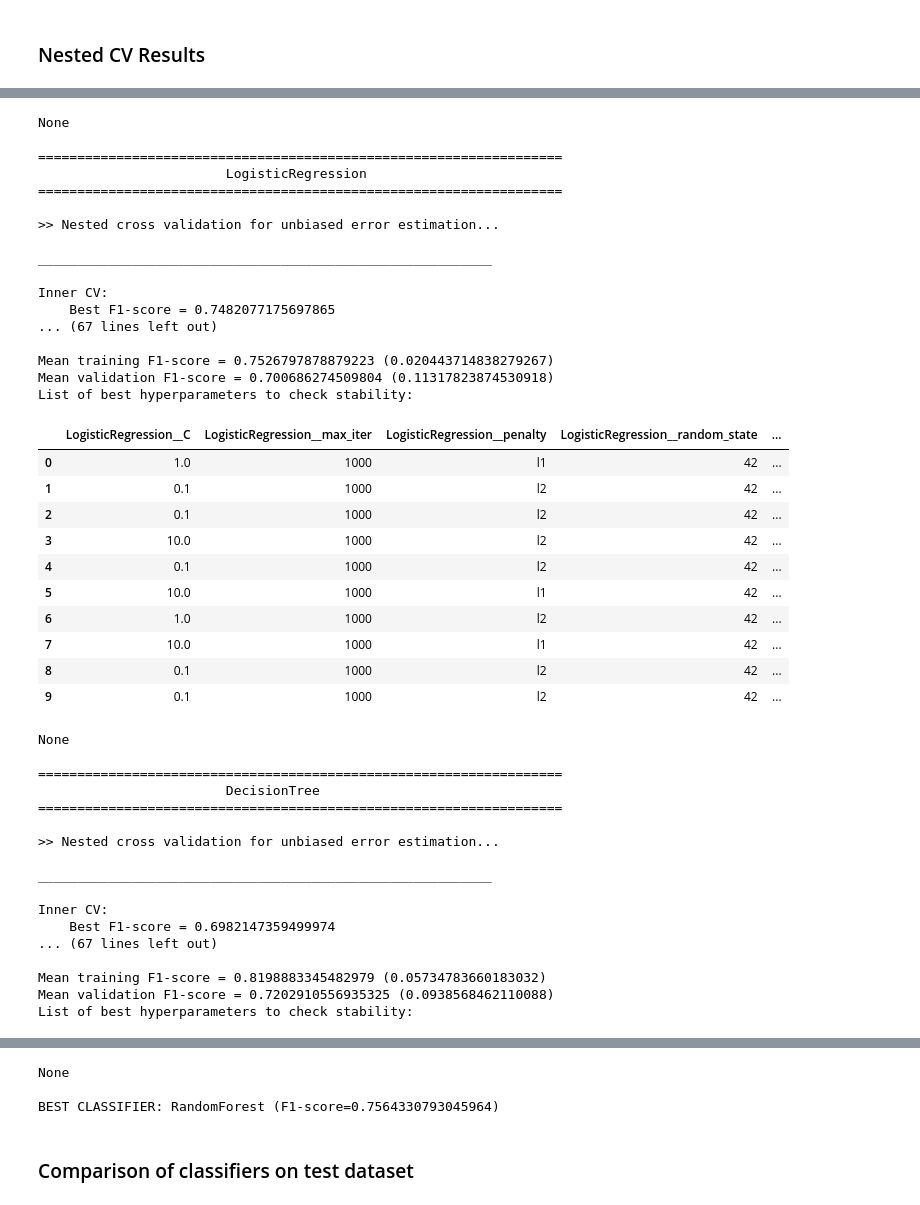
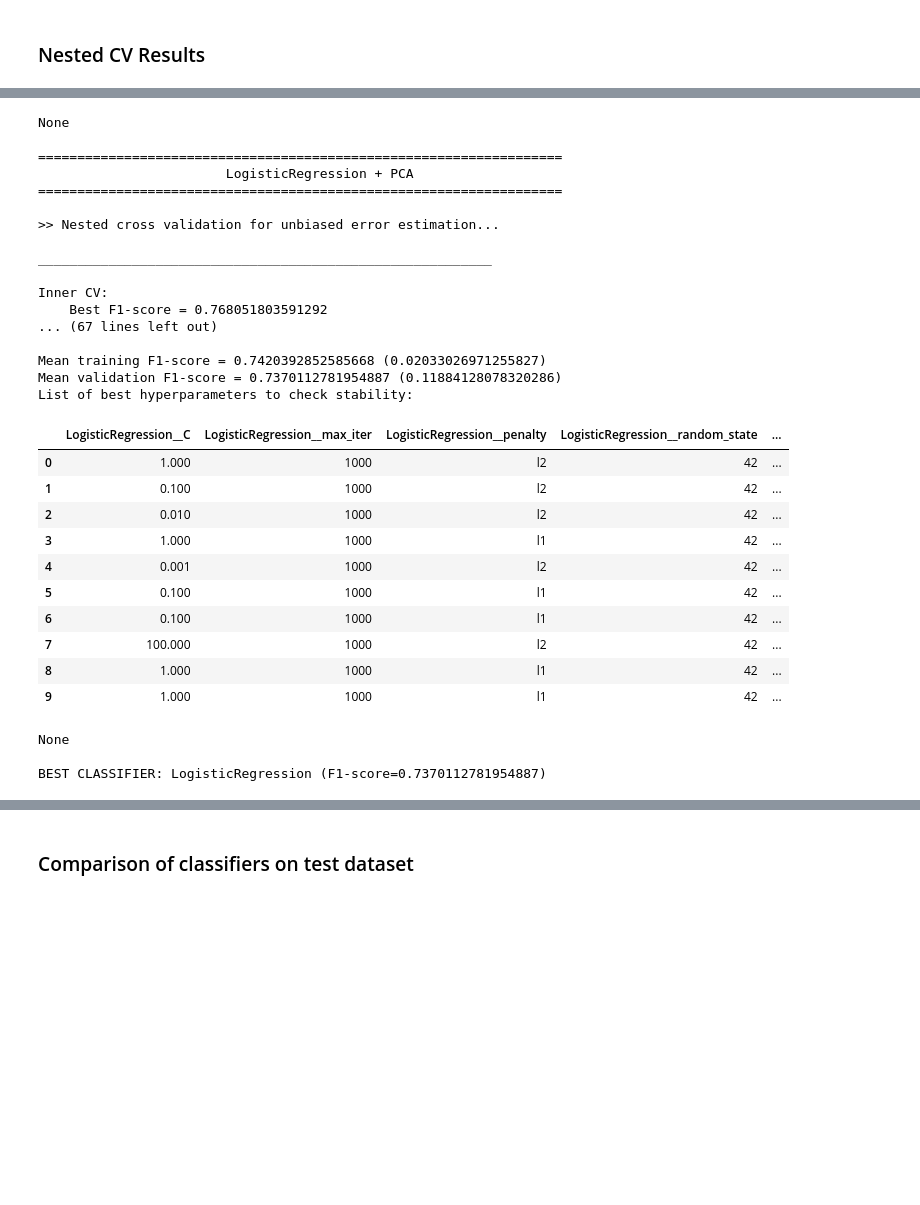
Before and after one commit to Giorgia3/Data_Spaces_Project, a Jupyter notebook: Data_Spaces_project.ipynb, the cells around one changed output, grey strips where cells are left out. Drawn from its saved outputs; the diff is of its cells as text; code cells hidden in the pictures; blank space fills up the shorter version.

```diff
--- a/Data_Spaces_project.ipynb
+++ b/Data_Spaces_project.ipynb
@@ -99,13 +99,25 @@ config_dict['CROSSVAL']['K_OUTER'] = 10
 config_dict['CROSSVAL']['K_INNER'] = 5
 
 config_dict['CLASSIFICATION'] = {}
-config_dict['CLASSIFICATION']['MODELS'] = {
-    'SVC': svm.SVC(),
-    'KNN': neighbors.KNeighborsClassifier(),
-    'LogisticRegression': linear_model.LogisticRegression(),
-    'DecisionTree': tree.DecisionTreeClassifier(),
-    'RandomForest': ensemble.RandomForestClassifier(),
-}
+
+config_dict['CLASSIFICATION']['APPLY_PCA'] = True
+config_dict['CLASSIFICATION']['N_COMPONENTS_PCA'] = 8
+
+if config_dict['CLASSIFICATION']['APPLY_PCA']:
+    config_dict['CLASSIFICATION']['MODELS'] = {
+        'SVC': svm.SVC(),
+        'KNN': neighbors.KNeighborsClassifier(),
+        'LogisticRegression': linear_model.LogisticRegression(),
+    }
+else:
+    config_dict['CLASSIFICATION']['MODELS'] = {
+        'SVC': svm.SVC(),
+        'KNN': neighbors.KNeighborsClassifier(),
+        'LogisticRegression': linear_model.LogisticRegression(),
+        'DecisionTree': tree.DecisionTreeClassifier(),
+        'RandomForest': ensemble.RandomForestClassifier(),
+    }
+
 config_dict['CLASSIFICATION']['PARAMS'] = {
     'KNN': {
             'KNN__n_neighbors' : list(range(1,35, 4)), #1+4n is always odd
@@ -154,9 +166,6 @@ config_dict['CLASSIFICATION']['SCALERS'] = {
             ],
             verbose_feature_names_out=False)
 }
-
-config_dict['CLASSIFICATION']['APPLY_PCA'] = True
-config_dict['CLASSIFICATION']['N_COMPONENTS_PCA'] = 8
 # %%
 def generate_config_str():
     str_conf = '--------------------------------------------------------------\n'
@@ -966,8 +923,6 @@ for classifier_name, classifier_model in config_dict['CLASSIFICATION']['MODELS']
     classifiers.append(Classifier(classifier_name, classifier_model, config_dict['CLASSIFICATION']['PARAMS'][classifier_name], class_balancer, feature_scaler))
 
 clf_processor = ClassificationProcessor(classifiers)
-# clf_processor.find_best_model(X_train, y_train, apply_PCA=config_dict['CLASSIFICATION']['APPLY_PCA'], n_components=config_dict['CLASSIFICATION']['N_COMPONENTS_PCA'])
-clf_processor.find_best_model(X_train, y_train, apply_PCA=False, n_components=None)
-# clf_processor.find_best_model(X_train, y_train, apply_PCA=True, n_components=config_dict['CLASSIFICATION']['N_COMPONENTS_PCA'])
+clf_processor.find_best_model(X_train, y_train, apply_PCA=config_dict['CLASSIFICATION']['APPLY_PCA'], n_components=config_dict['CLASSIFICATION']['N_COMPONENTS_PCA'])
 # %% [output]
 ===================================================================
@@ -1029,45 +984,31 @@ List of best hyperparameters to check stability:
 None
 
 ===================================================================
-                        LogisticRegression
+                        LogisticRegression + PCA
 ===================================================================
 
 >> Nested cross validation for unbiased error estimation...
 
 __________________________________________________________
 
 Inner CV:
-    Best F1-score = 0.7482077175697865
+    Best F1-score = 0.768051803591292
 ... (67 lines left out)
 
-Mean training F1-score = 0.7526797878879223 (0.020443714838279267)
-Mean validation F1-score = 0.700686274509804 (0.11317823874530918)
+Mean training F1-score = 0.7420392852585668 (0.02033026971255827)
+Mean validation F1-score = 0.7370112781954887 (0.11884128078320286)
 List of best hyperparameters to check stability:
 |  | LogisticRegression__C | LogisticRegression__max_iter | LogisticRegression__penalty | LogisticRegression__random_state | ... |
-| 0 | 1.0 | 1000 | l1 | 42 | ... |
-| 1 | 0.1 | 1000 | l2 | 42 | ... |
-| 2 | 0.1 | 1000 | l2 | 42 | ... |
-| 3 | 10.0 | 1000 | l2 | 42 | ... |
-| 4 | 0.1 | 1000 | l2 | 42 | ... |
-| 5 | 10.0 | 1000 | l1 | 42 | ... |
-| 6 | 1.0 | 1000 | l2 | 42 | ... |
-| 7 | 10.0 | 1000 | l1 | 42 | ... |
-| 8 | 0.1 | 1000 | l2 | 42 | ... |
-| 9 | 0.1 | 1000 | l2 | 42 | ... |
+| 0 | 1.000 | 1000 | l2 | 42 | ... |
+| 1 | 0.100 | 1000 | l2 | 42 | ... |
+| 2 | 0.010 | 1000 | l2 | 42 | ... |
+| 3 | 1.000 | 1000 | l1 | 42 | ... |
+| 4 | 0.001 | 1000 | l2 | 42 | ... |
+| 5 | 0.100 | 1000 | l1 | 42 | ... |
+| 6 | 0.100 | 1000 | l1 | 42 | ... |
+| 7 | 100.000 | 1000 | l2 | 42 | ... |
+| 8 | 1.000 | 1000 | l1 | 42 | ... |
+| 9 | 1.000 | 1000 | l1 | 42 | ... |
 None
 
-===================================================================
-                        DecisionTree
-===================================================================
-
->> Nested cross validation for unbiased error estimation...
-
-__________________________________________________________
-
-Inner CV:
-    Best F1-score = 0.6982147359499974
-... (67 lines left out)
-
-Mean training F1-score = 0.8198883345482979 (0.05734783660183032)
-Mean validation F1-score = 0.7202910556935325 (0.0938568462110088)
-List of best hyperparameters to check stability:
+BEST CLASSIFIER: LogisticRegression (F1-score=0.7370112781954887)
@@ -1113,6 +1015,3 @@ List of best hyperparameters to check stability:
-None
-
-BEST CLASSIFIER: RandomForest (F1-score=0.7564330793045964)
 # %% [markdown]
 ### Comparison of classifiers on test dataset
 # %%
```
Also changed, not shown: parts of 14 cells of this notebook.
